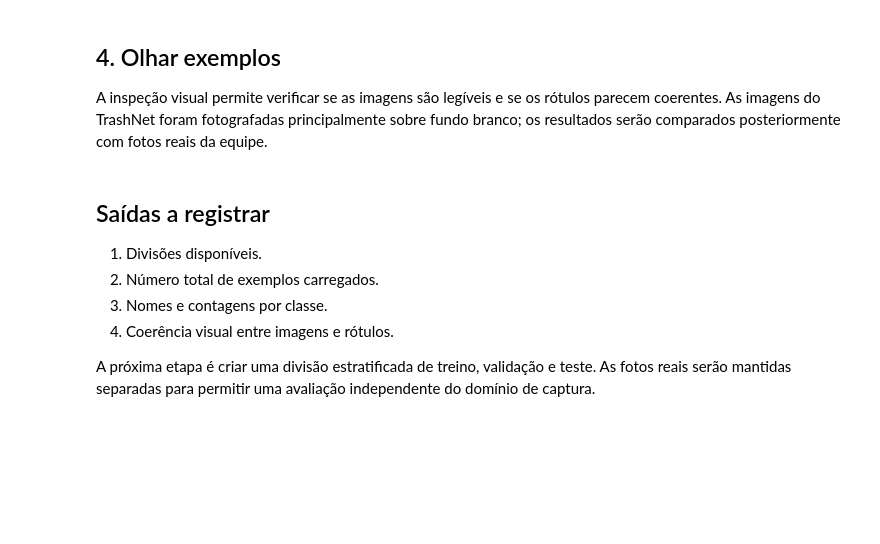
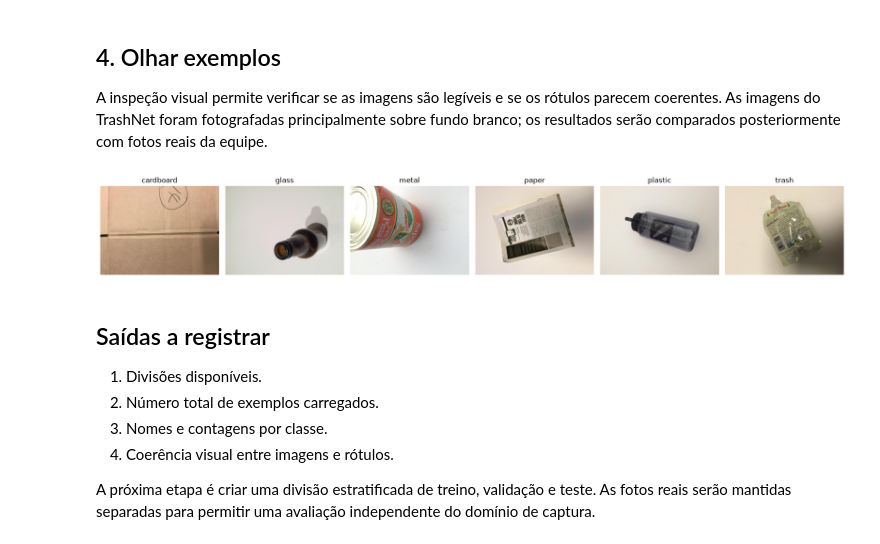
Before and after one commit to Hayzer3/EcoPlay-AI, a Jupyter notebook: notebooks/01_carregar_e_inspecionar_trashnet.ipynb, the cells around one changed output. Saved outputs shown, nothing was run; the diff lists cells and outputs as text; code cells hidden in the pictures; blank space fills up the shorter version.

```diff
--- a/notebooks/01_carregar_e_inspecionar_trashnet.ipynb
+++ b/notebooks/01_carregar_e_inspecionar_trashnet.ipynb
@@ -51,7 +72,25 @@ for indice, nome in enumerate(nomes):
 
 A inspeção visual permite verificar se as imagens são legíveis e se os rótulos parecem coerentes. As imagens do TrashNet foram fotografadas principalmente sobre fundo branco; os resultados serão comparados posteriormente com fotos reais da equipe.
 # %%
-import matplotlib.pyplot as pltnomes = treino.features["label"].namesfig, eixos = plt.subplots(1, len(nomes), figsize=(3 * len(nomes), 3))for indice_classe, eixo in enumerate(eixos):    indice_imagem = next(        indice        for indice, rotulo in enumerate(treino["label"])        if rotulo == indice_classe    )    exemplo = treino[indice_imagem]    eixo.imshow(exemplo["image"].convert("RGB"))    eixo.set_title(nomes[indice_classe])    eixo.axis("off")plt.tight_layout()
+import matplotlib.pyplot as plt
+
+nomes = treino.features["label"].names
+fig, eixos = plt.subplots(1, len(nomes), figsize=(3 * len(nomes), 3))
+
+for indice_classe, eixo in enumerate(eixos):
+    indice_imagem = next(
+        indice
+        for indice, rotulo in enumerate(treino["label"])
+        if rotulo == indice_classe
+    )
+    exemplo = treino[indice_imagem]
+    eixo.imshow(exemplo["image"].convert("RGB"))
+    eixo.set_title(nomes[indice_classe])
+    eixo.axis("off")
+
+plt.tight_layout()
+# %% [output]
+[figure, added]
 # %% [markdown]
 ## Saídas a registrar
 
```
Also changed, not shown: parts of 8 cells of this notebook.
